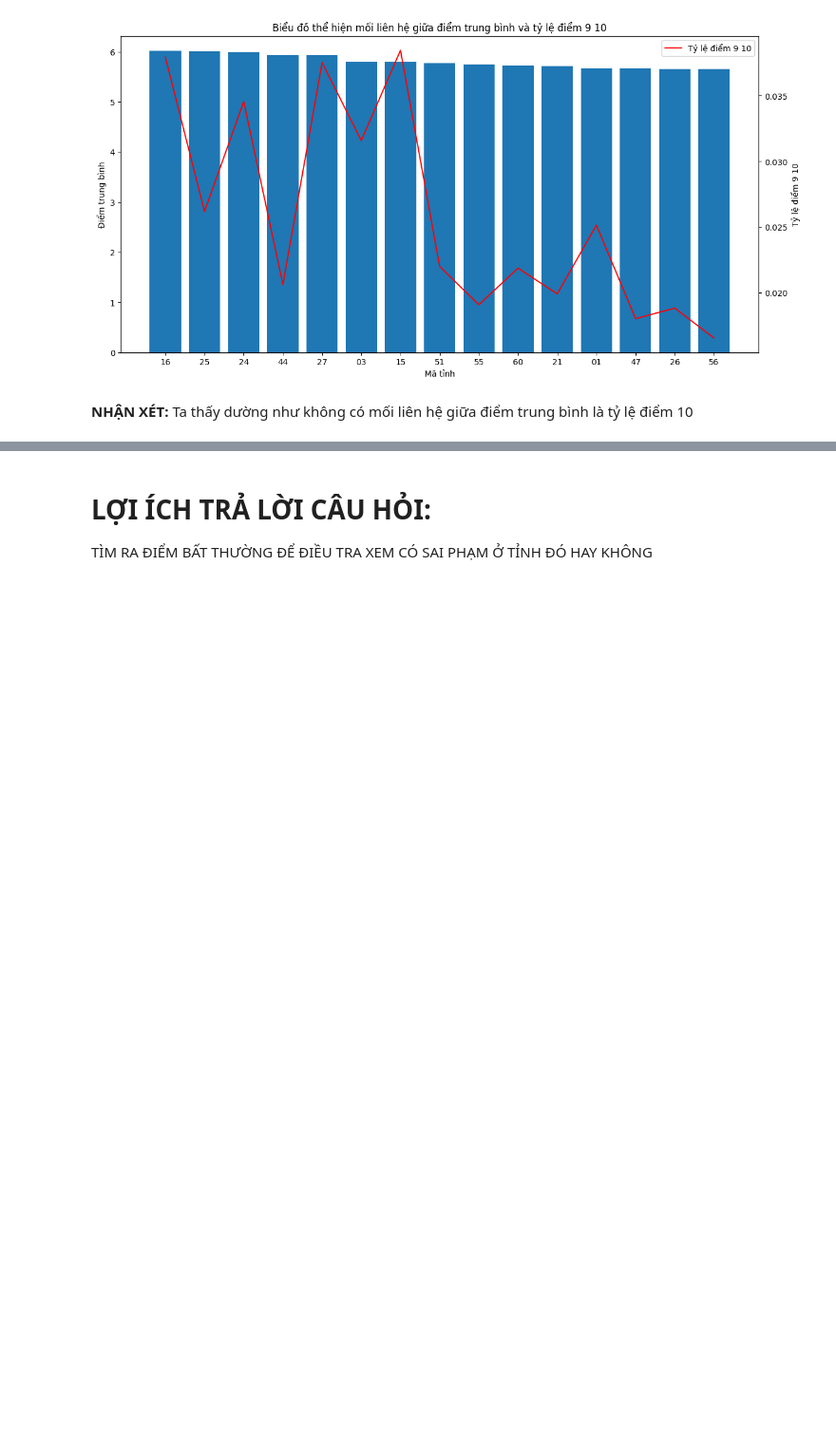
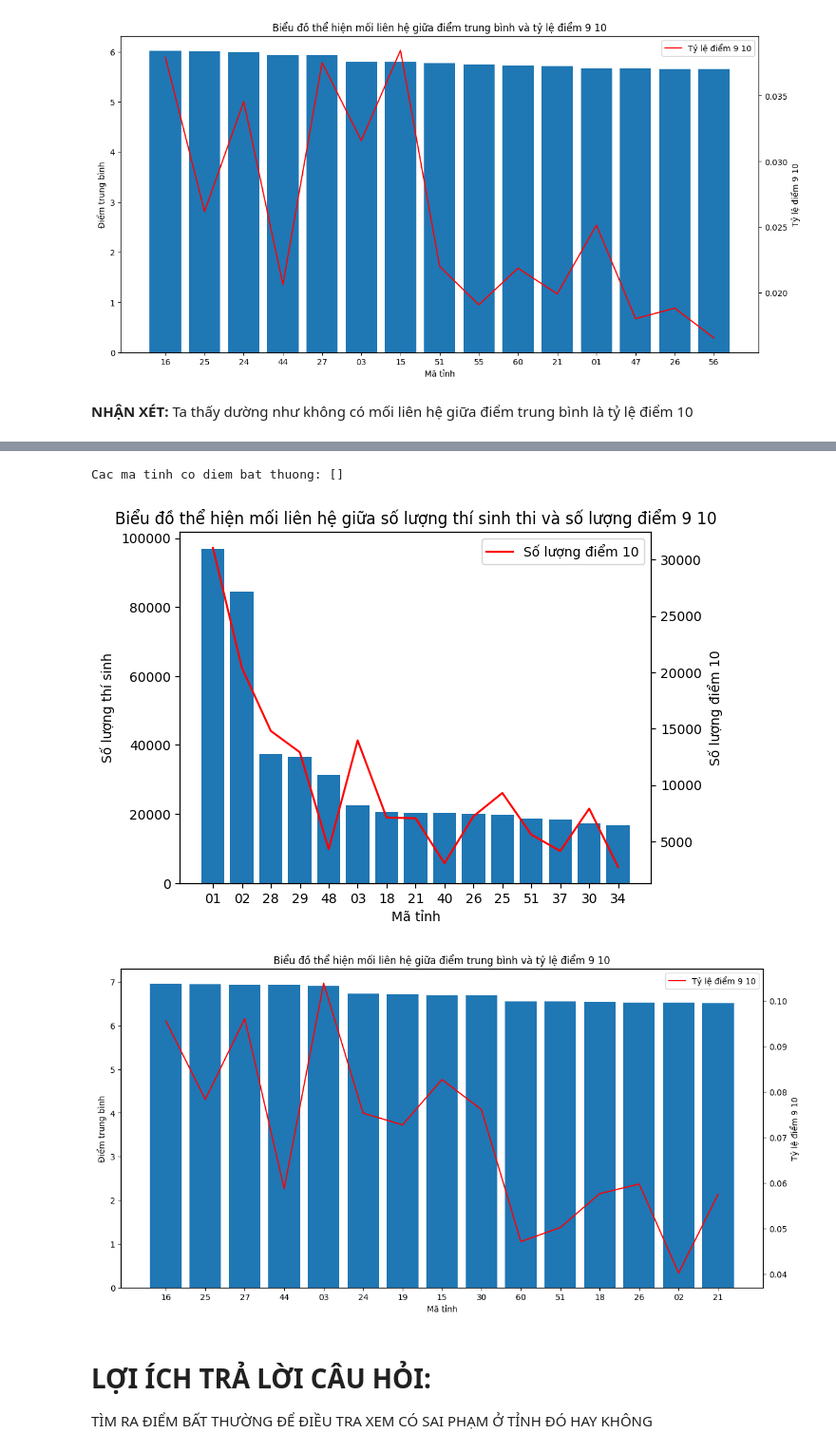
Before and after one commit to yakhimm/LP4KHDL, a Jupyter notebook: Q5.ipynb, the cells around one changed output, grey strips where cells are left out. Shown at 95% size. Drawn from its saved outputs; the diff is of its cells as text; code cells hidden in the pictures; blank space fills up the shorter version.

```diff
--- a/Q5.ipynb
+++ b/Q5.ipynb
@@ -208,3 +238,9 @@ plt.show()
+# %%
+find_abnormal(2022)
+# %% [output]
+Cac ma tinh co diem bat thuong: []
+[figure, added]
+[figure, added]
 # %% [markdown]
 # LỢI ÍCH TRẢ LỜI CÂU HỎI:
 TÌM RA ĐIỂM BẤT THƯỜNG ĐỂ ĐIỀU TRA XEM CÓ SAI PHẠM Ở TỈNH ĐÓ HAY KHÔNG
```
Also changed, not shown: parts of 12 cells of this notebook, 1 other file.
